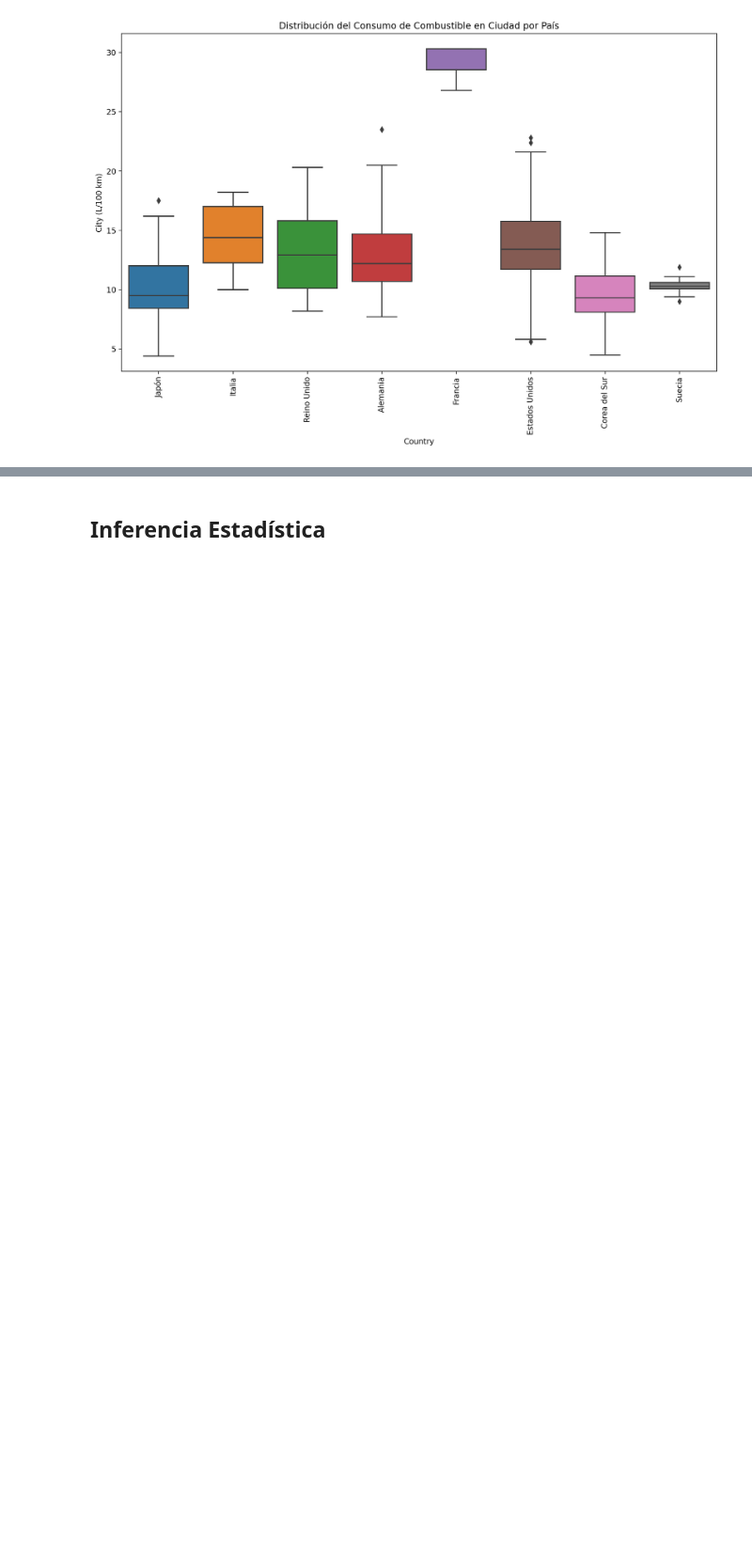
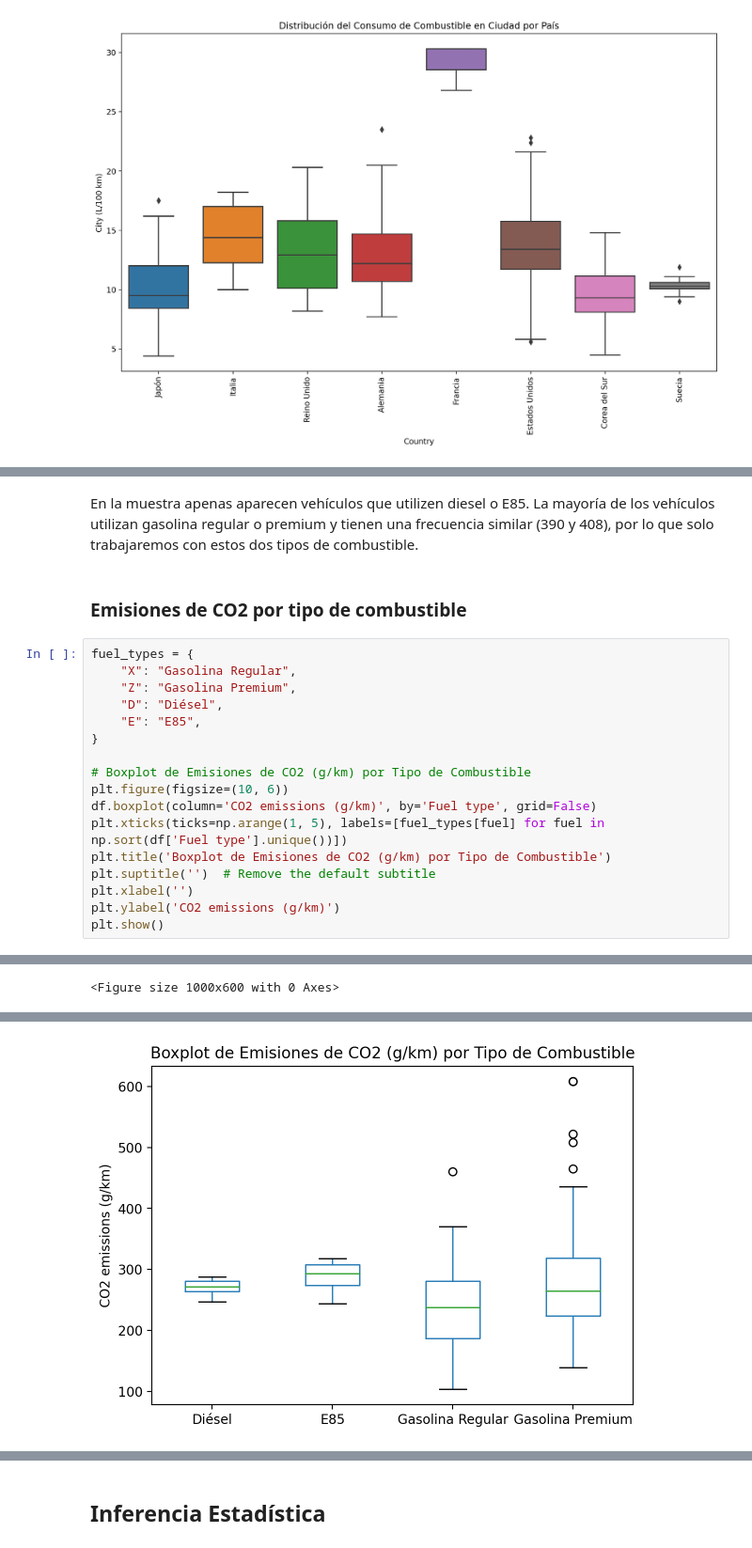
Before and after one commit to xliee/inferencia-trabajo-2024, a Jupyter notebook: trabajo.ipynb, the cells around one changed output, grey strips where cells are left out. Shown at 94% size. Cells and saved outputs as stored; diff of their text form; blank space fills up the shorter version.

```diff
--- a/trabajo.ipynb
+++ b/trabajo.ipynb
@@ -236,0 +307,22 @@ max              608.000000    9.000000     8.000000
+# %% [markdown]
+En la muestra apenas aparecen vehículos que utilizen diesel o E85. La mayoría de los vehículos utilizan gasolina regular o premium y tienen una frecuencia similar (390 y 408), por lo que solo trabajaremos con estos dos tipos de combustible.
+# %% [markdown]
+### Emisiones de CO2 por tipo de combustible
+# %%
+fuel_types = {
+    "X": "Gasolina Regular",
+    "Z": "Gasolina Premium",
+    "D": "Diésel",
+    "E": "E85",
+}
+
+# Boxplot de Emisiones de CO2 (g/km) por Tipo de Combustible
+plt.figure(figsize=(10, 6))
+df.boxplot(column='CO2 emissions (g/km)', by='Fuel type', grid=False)
+plt.xticks(ticks=np.arange(1, 5), labels=[fuel_types[fuel] for fuel in np.sort(df['Fuel type'].unique())])
+plt.title('Boxplot de Emisiones de CO2 (g/km) por Tipo de Combustible')
+plt.suptitle('')  # Remove the default subtitle
+plt.xlabel('')
+plt.ylabel('CO2 emissions (g/km)')
+plt.show()
+# %% [output]
@@ -236,0 +330 @@ max              608.000000    9.000000     8.000000
+<Figure size 1000x600 with 0 Axes>
@@ -236,0 +332 @@ max              608.000000    9.000000     8.000000
+[figure, added]
```
Also changed, not shown: parts of 20 cells of this notebook, 1 other file.
